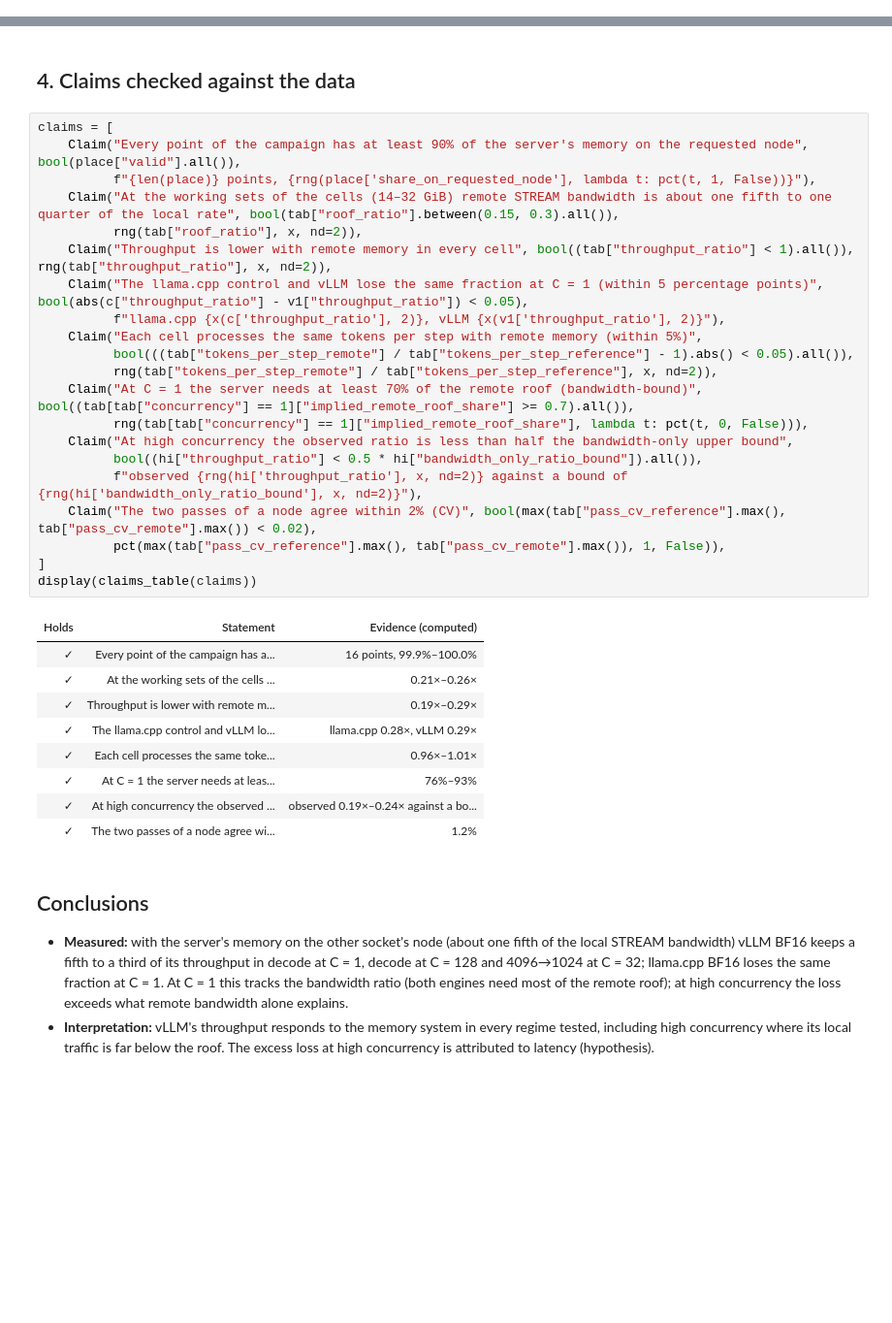
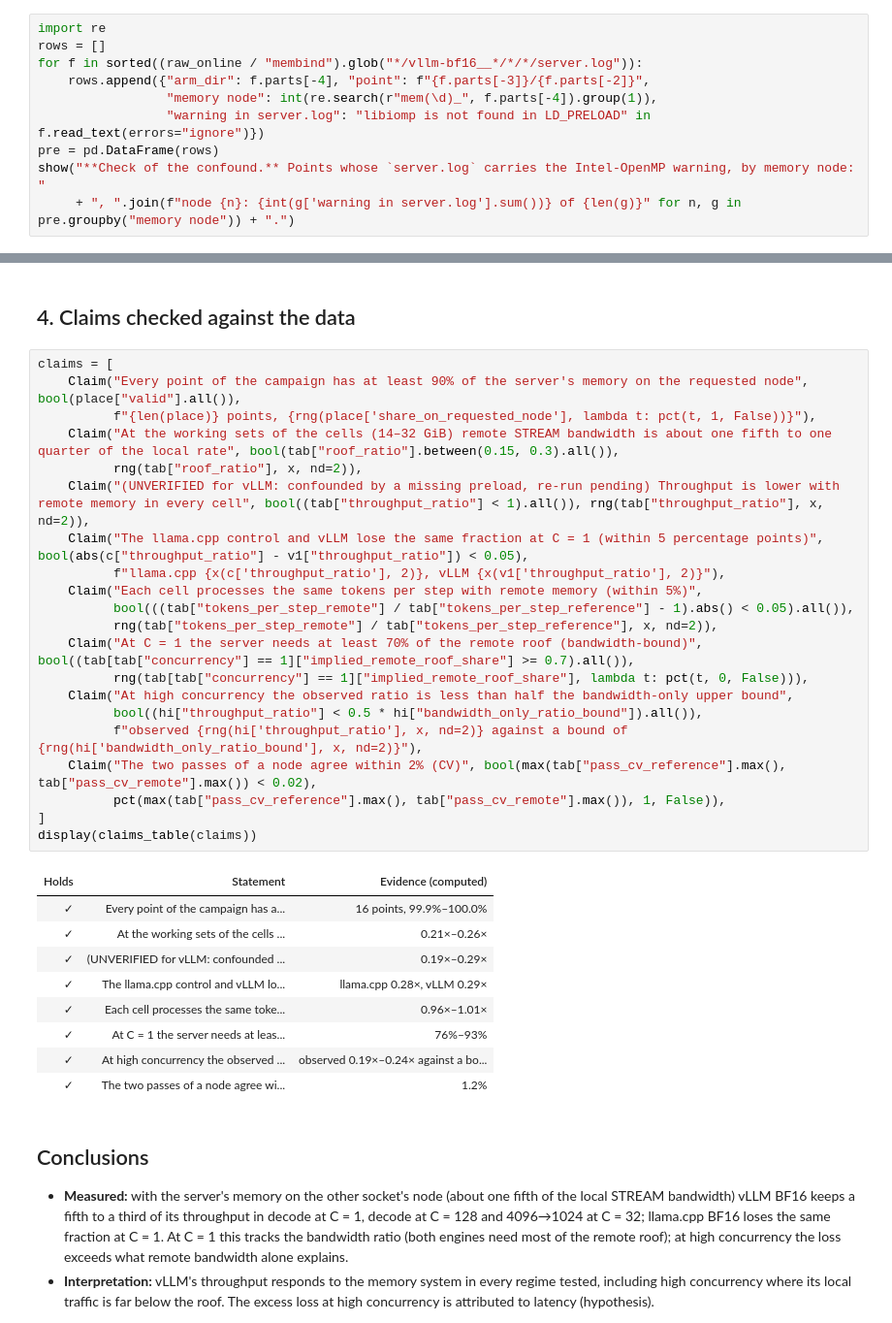
Before and after one commit to struggling-student/llm-backend-analysis, a Jupyter notebook: notebooks/backend_selection/11_memory_node_sensitivity.ipynb, the cells around one changed output, grey strips where cells are left out. Shown at 97% size. Cells and saved outputs as stored; diff of their text form; blank space fills up the shorter version.

```diff
--- a/notebooks/backend_selection/11_memory_node_sensitivity.ipynb
+++ b/notebooks/backend_selection/11_memory_node_sensitivity.ipynb
@@ -69,3 +76,13 @@ show(f"With `numactl --membind=1` alone, vLLM kept only {rng(remote_first['share
 | membind-v1-vllm-numa-override (su... | vLLM · BF16 | 0 | 5 | 100.0%–100.0% | yes |
 | membind-v1-vllm-numa-override (su... | vLLM · BF16 | 1 | 5 | 5.1%–10.1% | no |
 With `numactl --membind=1` alone, vLLM kept only 5%–10% of its memory on node 1 (its CPU worker resets the policy to the node of its first core), so that attempt is not a remote-memory measurement and is not used. With the shim, 16 of 16 points of `membind` have ≥ 90% on the requested node (llama.cpp needs no shim).
+# %%
+import re
+rows = []
+for f in sorted((raw_online / "membind").glob("*/vllm-bf16__*/*/*/server.log")):
+    rows.append({"arm_dir": f.parts[-4], "point": f"{f.parts[-3]}/{f.parts[-2]}",
+                 "memory node": int(re.search(r"mem(\d)_", f.parts[-4]).group(1)),
+                 "warning in server.log": "libiomp is not found in LD_PRELOAD" in f.read_text(errors="ignore")})
+pre = pd.DataFrame(rows)
+show("**Check of the confound.** Points whose `server.log` carries the Intel-OpenMP warning, by memory node: "
+     + ", ".join(f"node {n}: {int(g['warning in server.log'].sum())} of {len(g)}" for n, g in pre.groupby("memory node")) + ".")
@@ -170,29 +189,29 @@ traffic is far from the local roof.
 # %%
 claims = [
     Claim("Every point of the campaign has at least 90% of the server's memory on the requested node", bool(place["valid"].all()),
           f"{len(place)} points, {rng(place['share_on_requested_node'], lambda t: pct(t, 1, False))}"),
     Claim("At the working sets of the cells (14–32 GiB) remote STREAM bandwidth is about one fifth to one quarter of the local rate", bool(tab["roof_ratio"].between(0.15, 0.3).all()),
           rng(tab["roof_ratio"], x, nd=2)),
-    Claim("Throughput is lower with remote memory in every cell", bool((tab["throughput_ratio"] < 1).all()), rng(tab["throughput_ratio"], x, nd=2)),
+    Claim("(UNVERIFIED for vLLM: confounded by a missing preload, re-run pending) Throughput is lower with remote memory in every cell", bool((tab["throughput_ratio"] < 1).all()), rng(tab["throughput_ratio"], x, nd=2)),
     Claim("The llama.cpp control and vLLM lose the same fraction at C = 1 (within 5 percentage points)", bool(abs(c["throughput_ratio"] - v1["throughput_ratio"]) < 0.05),
           f"llama.cpp {x(c['throughput_ratio'], 2)}, vLLM {x(v1['throughput_ratio'], 2)}"),
     Claim("Each cell processes the same tokens per step with remote memory (within 5%)",
           bool(((tab["tokens_per_step_remote"] / tab["tokens_per_step_reference"] - 1).abs() < 0.05).all()),
           rng(tab["tokens_per_step_remote"] / tab["tokens_per_step_reference"], x, nd=2)),
     Claim("At C = 1 the server needs at least 70% of the remote roof (bandwidth-bound)", bool((tab[tab["concurrency"] == 1]["implied_remote_roof_share"] >= 0.7).all()),
           rng(tab[tab["concurrency"] == 1]["implied_remote_roof_share"], lambda t: pct(t, 0, False))),
     Claim("At high concurrency the observed ratio is less than half the bandwidth-only upper bound",
           bool((hi["throughput_ratio"] < 0.5 * hi["bandwidth_only_ratio_bound"]).all()),
           f"observed {rng(hi['throughput_ratio'], x, nd=2)} against a bound of {rng(hi['bandwidth_only_ratio_bound'], x, nd=2)}"),
     Claim("The two passes of a node agree within 2% (CV)", bool(max(tab["pass_cv_reference"].max(), tab["pass_cv_remote"].max()) < 0.02),
           pct(max(tab["pass_cv_reference"].max(), tab["pass_cv_remote"].max()), 1, False)),
 ]
 display(claims_table(claims))
 # %% [output]
 | Holds | Statement | Evidence (computed) |
 | ✓ | Every point of the campaign has a... | 16 points, 99.9%–100.0% |
 | ✓ | At the working sets of the cells ... | 0.21×–0.26× |
-| ✓ | Throughput is lower with remote m... | 0.19×–0.29× |
+| ✓ | (UNVERIFIED for vLLM: confounded ... | 0.19×–0.29× |
 | ✓ | The llama.cpp control and vLLM lo... | llama.cpp 0.28×, vLLM 0.29× |
 | ✓ | Each cell processes the same toke... | 0.96×–1.01× |
 | ✓ | At C = 1 the server needs at leas... | 76%–93% |
```
Also changed, not shown: parts of 2 cells of this notebook, 3 other files.
